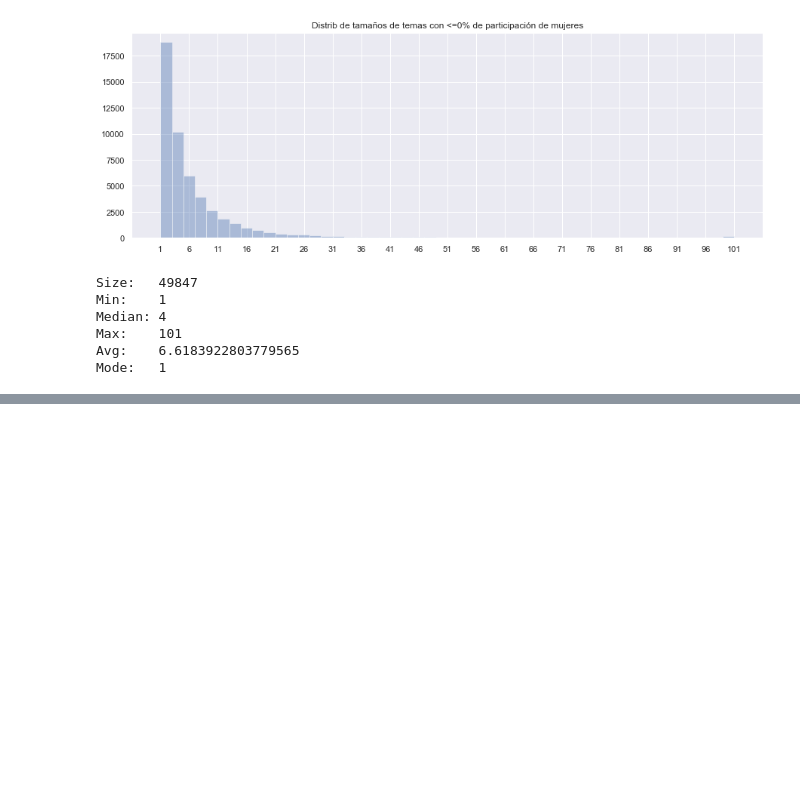
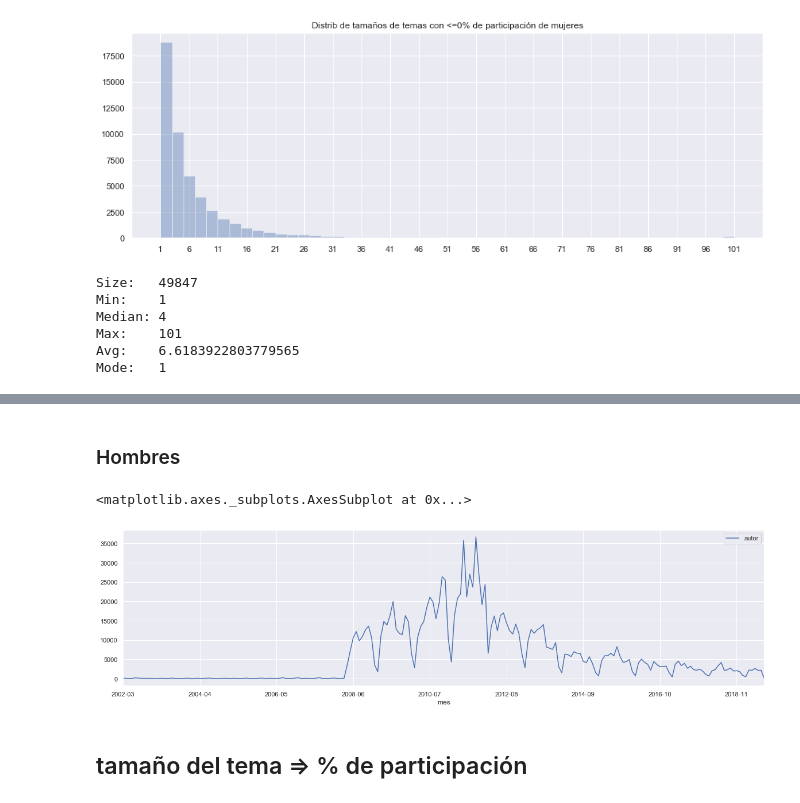
Before and after one commit to imfd/analisis-ucursos, a Jupyter notebook: notebooks/2019-09-02-exploracion_final_final.ipynb, the cells around one changed output, grey strips where cells are left out. Drawn from its saved outputs; the diff is of its cells as text; code cells hidden in the pictures; blank space fills up the shorter version.

```diff
--- a/notebooks/2019-09-02-exploracion_final_final.ipynb
+++ b/notebooks/2019-09-02-exploracion_final_final.ipynb
@@ -875,0 +905,13 @@ M: 101 (100.0%) F: 0 (0.0%) T: 101 - pa los dcc
+# %% [markdown]
+### Hombres
+# %%
+m = usuarios_df.loc[usuarios_df['genero'] == 'M']
+
+counts = m.set_index('mes').groupby('mes').count()
+plt.rcParams['figure.figsize'] = [20, 5]
+counts.reset_index().plot.line(x='mes', y='autor')
+# %% [output]
+<matplotlib.axes._subplots.AxesSubplot at 0x...>
+[figure, added]
+# %% [markdown]
+## tamaño del tema => % de participación
```
Also changed, not shown: parts of 34 cells of this notebook, 4 other files.
